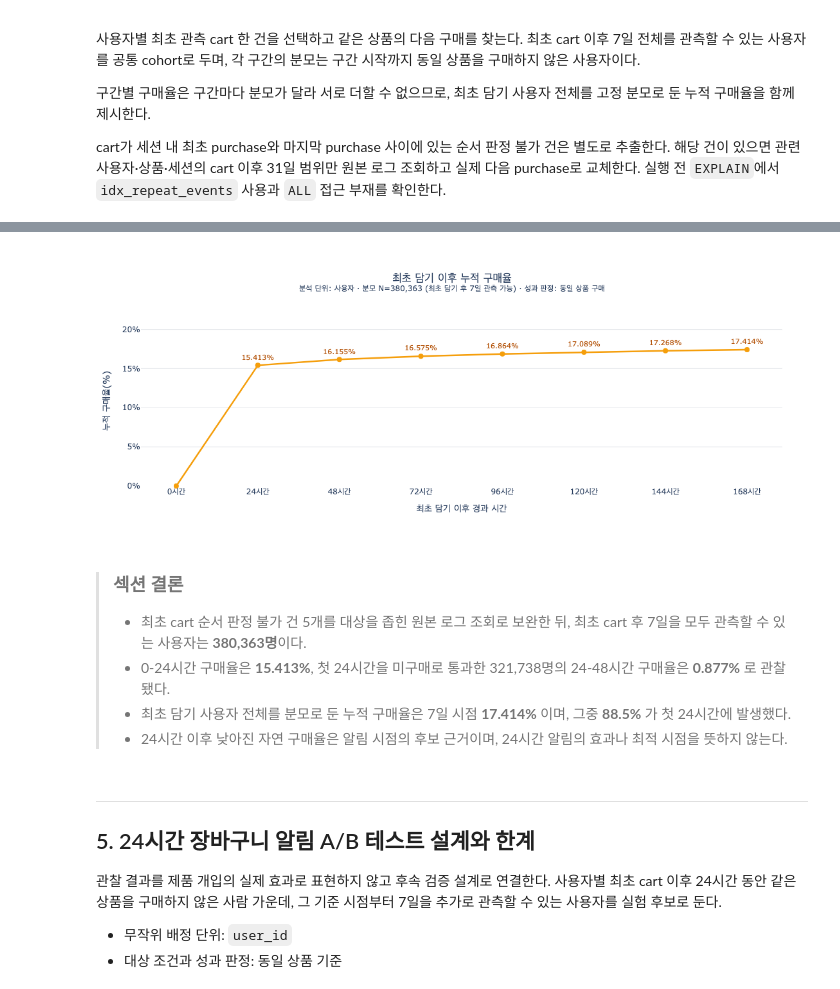
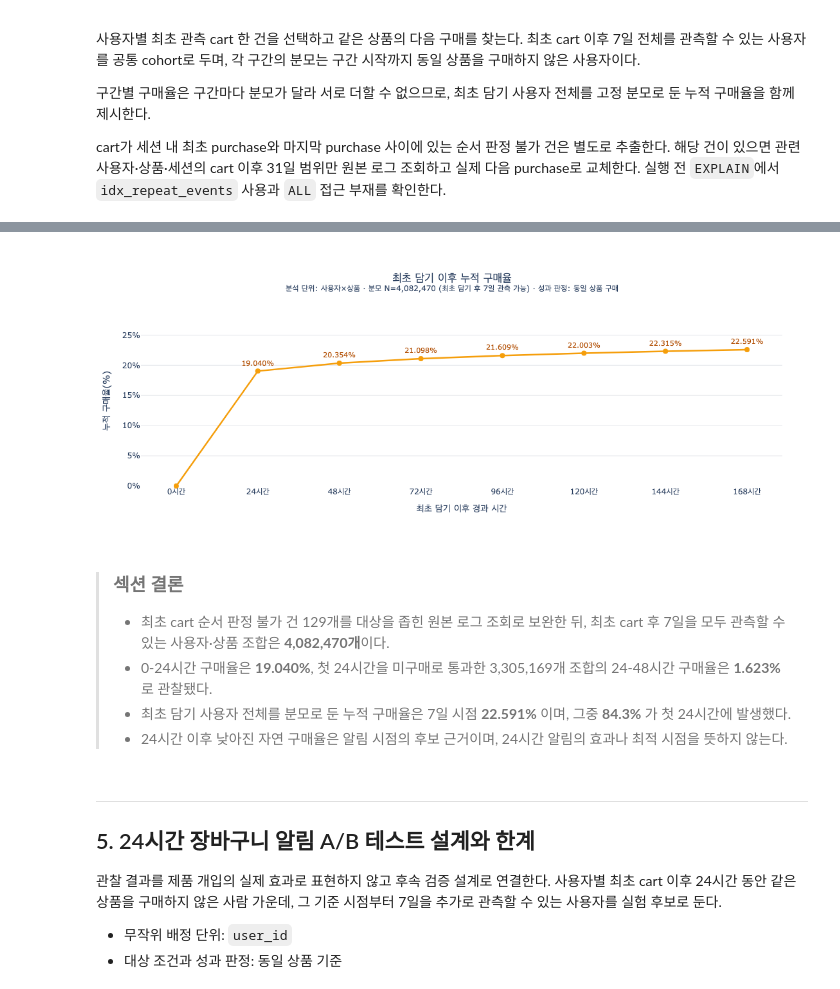
Before and after one commit to kth530/ecommerce_funnel_analysis, a Jupyter notebook: notebooks/05_purchase_journey_analysis.ipynb, the cells around one changed output, grey strips where cells are left out. Cells and saved outputs as stored; diff of their text form; code cells hidden in the pictures.

```diff
--- a/notebooks/05_purchase_journey_analysis.ipynb
+++ b/notebooks/05_purchase_journey_analysis.ipynb
@@ -505,13 +505,13 @@ cart_correction_params = {'cart_boundary_corrections_json': cart_boundary_correc
 
 cart_purchase_rates = run('pj_cart_purchase_next_24h_rate', params=cart_correction_params)
 cart_purchase_rates['구간별 다음 24시간 구매율(%)'] = (
-    cart_purchase_rates['다음24시간_구매_사용자수']
-    / cart_purchase_rates['구간시작_미구매_사용자수'] * 100
+    cart_purchase_rates['다음24시간_구매_사용자상품수']
+    / cart_purchase_rates['구간시작_미구매_사용자상품수'] * 100
 )
 first_two_rates = cart_purchase_rates.iloc[:2].copy()
 first_two_rates['표시 지표'] = ['0~24시간 구매율', '24~48시간 구매율']
-first_cart_7day_observable_n = int(first_two_rates.iloc[0]['구간시작_미구매_사용자수'])
-first_24h_nonpurchase_n = int(first_two_rates.iloc[1]['구간시작_미구매_사용자수'])
+first_cart_7day_observable_n = int(first_two_rates.iloc[0]['구간시작_미구매_사용자상품수'])
+first_24h_nonpurchase_n = int(first_two_rates.iloc[1]['구간시작_미구매_사용자상품수'])
 
 cart_boundary_validation = pd.DataFrame({
     '검산 항목': [
@@ -527,7 +527,7 @@ cart_boundary_validation = pd.DataFrame({
 display(cart_events_access.drop_duplicates().reset_index(drop=True))
 display(cart_boundary_validation)
 display(first_two_rates[[
-    '표시 지표', '구간시작_미구매_사용자수',
-    '다음24시간_구매_사용자수', '구간별 다음 24시간 구매율(%)',
+    '표시 지표', '구간시작_미구매_사용자상품수',
+    '다음24시간_구매_사용자상품수', '구간별 다음 24시간 구매율(%)',
 ]].round(3))
 # %% [output]
@@ -569,18 +569,18 @@ fig.show()
 # 구간별 구매율은 구간마다 분모(그 시점의 미구매자)가 달라 서로 더할 수 없다.
 # 최초 담기 사용자 전체를 고정 분모로 둔 누적 구매율을 별도로 계산한다.
 cumulative_rates = cart_purchase_rates.sort_values('구간순서').copy()
-cumulative_rates['누적 구매 사용자수'] = (
-    cumulative_rates['다음24시간_구매_사용자수'].fillna(0).cumsum().astype('int64')
+cumulative_rates['누적 구매 사용자상품수'] = (
+    cumulative_rates['다음24시간_구매_사용자상품수'].fillna(0).cumsum().astype('int64')
 )
 cumulative_rates['누적 구매율(%)'] = (
-    cumulative_rates['누적 구매 사용자수'] / first_cart_7day_observable_n * 100
+    cumulative_rates['누적 구매 사용자상품수'] / first_cart_7day_observable_n * 100
 )
 cart_7day_cumulative_rate = float(cumulative_rates.iloc[-1]['누적 구매율(%)'])
 first_24h_share_of_7day = (
     float(cumulative_rates.iloc[0]['누적 구매율(%)']) / cart_7day_cumulative_rate * 100
 )
 display(cumulative_rates[[
-    '경과구간', '구간시작_미구매_사용자수', '다음24시간_구매_사용자수',
-    '구간별 다음 24시간 구매율(%)', '누적 구매 사용자수', '누적 구매율(%)',
+    '경과구간', '구간시작_미구매_사용자상품수', '다음24시간_구매_사용자상품수',
+    '구간별 다음 24시간 구매율(%)', '누적 구매 사용자상품수', '누적 구매율(%)',
 ]].round(3))
 # %% [output]
@@ -595,43 +595,43 @@ display(cumulative_rates[[
 # %%
 # 담기 시점(0시간·0%)을 시작점으로 붙여야 첫 24시간의 상승 폭이 드러난다.
 curve_hours = ['0시간'] + [f"{int(h)}시간" for h in cumulative_rates['구간종료_시간']]
 curve_rates = [0.0] + cumulative_rates['누적 구매율(%)'].tolist()
-curve_users = [0] + cumulative_rates['누적 구매 사용자수'].tolist()
+curve_users = [0] + cumulative_rates['누적 구매 사용자상품수'].tolist()
 fig = go.Figure(go.Scatter(
     x=curve_hours, y=curve_rates, mode='lines+markers+text',
     line=dict(color=COLORS['cart'], width=2.5), marker=dict(size=8),
     text=[''] + [f"{v:.3f}%" for v in cumulative_rates['누적 구매율(%)']],
     textposition='top center', textfont=dict(size=11, color='#B45309'), cliponaxis=False,
     customdata=[[u] for u in curve_users],
     hovertemplate='담기 후 %{x}<br>누적 %{customdata[0]:,}명<br>누적 구매율 %{y:.3f}%<extra></extra>',
 ))
 fig.update_layout(
-    title=dict(text=f'최초 담기 이후 누적 구매율<br><sup>분석 단위: 사용자 · 분모 N={first_cart_7day_observable_n:,} '
+    title=dict(text=f'최초 담기 이후 누적 구매율<br><sup>분석 단위: 사용자×상품 · 분모 N={first_cart_7day_observable_n:,} '
                     f'(최초 담기 후 7일 관측 가능) · 성과 판정: 동일 상품 구매</sup>', x=0.5),
     xaxis_title='최초 담기 이후 경과 시간', yaxis_title='누적 구매율(%)',
     # 마지막 점의 레이블이 잘리지 않도록 축 상단에 여유를 둔다.
     yaxis=dict(gridcolor='#E5E7EB', range=[0, cart_7day_cumulative_rate * 1.25], ticksuffix='%'),
     paper_bgcolor='white', plot_bgcolor='white', height=440,
     margin=dict(l=70, r=40, t=105, b=70),
 )
 fig.show()
 # %% [output]
-[figure, old version]
+[figure, new version]
 # %%
 rate_0_24 = float(first_two_rates.iloc[0]['구간별 다음 24시간 구매율(%)'])
 rate_24_48 = float(first_two_rates.iloc[1]['구간별 다음 24시간 구매율(%)'])
 display(Markdown(f'''> ### 섹션 결론
 >
-> - 최초 cart 순서 판정 불가 건 {len(cart_purchase_boundaries):,}개를 대상을 좁힌 원본 로그 조회로 보완한 뒤, 최초 cart 후 7일을 모두 관측할 수 있는 사용자는 **{first_cart_7day_observable_n:,}명**이다.
-> - 0-24시간 구매율은 **{rate_0_24:.3f}%**, 첫 24시간을 미구매로 통과한 {first_24h_nonpurchase_n:,}명의 24-48시간 구매율은 **{rate_24_48:.3f}%** 로 관찰됐다.
+> - 최초 cart 순서 판정 불가 건 {len(cart_purchase_boundaries):,}개를 대상을 좁힌 원본 로그 조회로 보완한 뒤, 최초 cart 후 7일을 모두 관측할 수 있는 사용자·상품 조합은 **{first_cart_7day_observable_n:,}개**이다.
+> - 0-24시간 구매율은 **{rate_0_24:.3f}%**, 첫 24시간을 미구매로 통과한 {first_24h_nonpurchase_n:,}개 조합의 24-48시간 구매율은 **{rate_24_48:.3f}%** 로 관찰됐다.
 > - 최초 담기 사용자 전체를 분모로 둔 누적 구매율은 7일 시점 **{cart_7day_cumulative_rate:.3f}%** 이며, 그중 **{first_24h_share_of_7day:.1f}%** 가 첫 24시간에 발생했다.
 > - 24시간 이후 낮아진 자연 구매율은 알림 시점의 후보 근거이며, 24시간 알림의 효과나 최적 시점을 뜻하지 않는다.'''))
 # %% [output]
 > ### 섹션 결론
 >
-> - 최초 cart 순서 판정 불가 건 5개를 대상을 좁힌 원본 로그 조회로 보완한 뒤, 최초 cart 후 7일을 모두 관측할 수 있는 사용자는 **380,363명**이다.
-> - 0-24시간 구매율은 **15.413%**, 첫 24시간을 미구매로 통과한 321,738명의 24-48시간 구매율은 **0.877%** 로 관찰됐다.
-> - 최초 담기 사용자 전체를 분모로 둔 누적 구매율은 7일 시점 **17.414%** 이며, 그중 **88.5%** 가 첫 24시간에 발생했다.
+> - 최초 cart 순서 판정 불가 건 129개를 대상을 좁힌 원본 로그 조회로 보완한 뒤, 최초 cart 후 7일을 모두 관측할 수 있는 사용자·상품 조합은 **4,082,470개**이다.
+> - 0-24시간 구매율은 **19.040%**, 첫 24시간을 미구매로 통과한 3,305,169개 조합의 24-48시간 구매율은 **1.623%** 로 관찰됐다.
+> - 최초 담기 사용자 전체를 분모로 둔 누적 구매율은 7일 시점 **22.591%** 이며, 그중 **84.3%** 가 첫 24시간에 발생했다.
 > - 24시간 이후 낮아진 자연 구매율은 알림 시점의 후보 근거이며, 24시간 알림의 효과나 최적 시점을 뜻하지 않는다.
 # %% [markdown]
 ---
```
Also changed, not shown: parts of 7 cells of this notebook, 10 other files.
